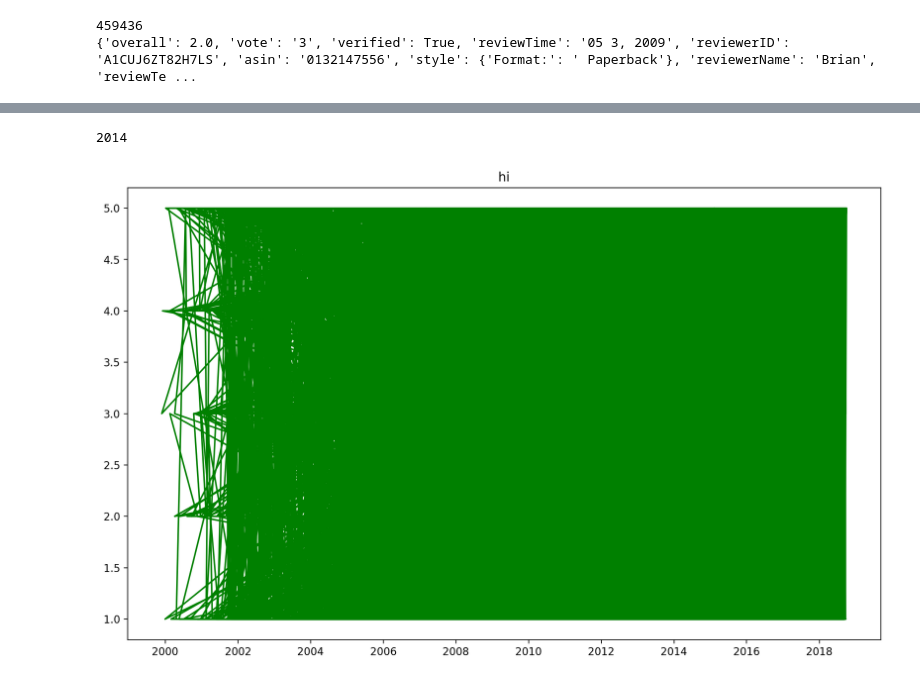
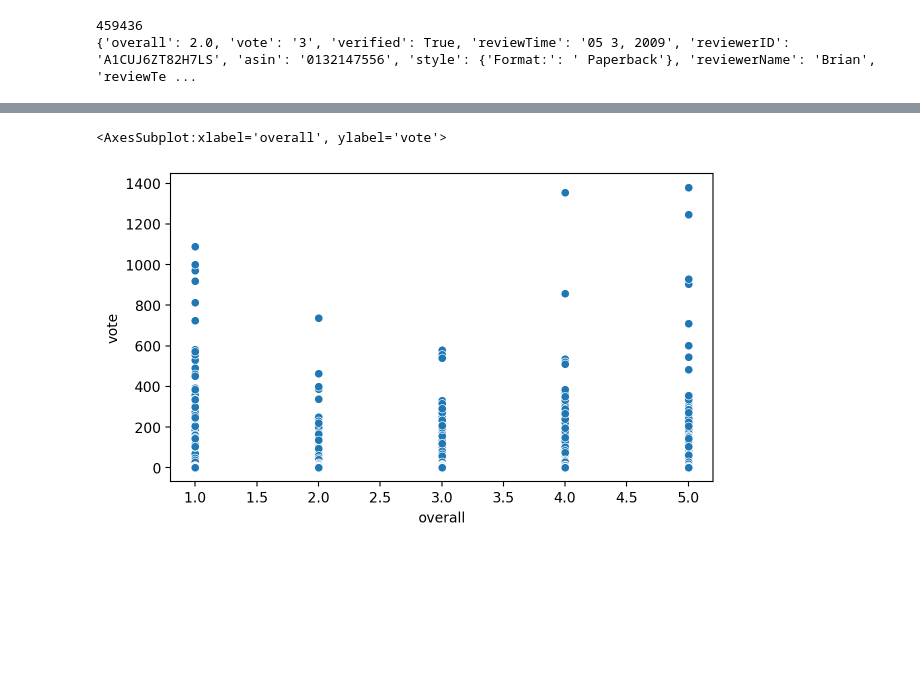
Before and after one commit to yinshinLi/CSE158_Assignment2, a Jupyter notebook: graphs.ipynb, the cells around one changed output, grey strips where cells are left out. Drawn from its saved outputs; the diff is of its cells as text; code cells hidden in the pictures; blank space fills up the shorter version.

```diff
--- a/graphs.ipynb
+++ b/graphs.ipynb
@@ -62,8 +75,11 @@ df_review.head()
+# %%
+#The amount of votes in a year, if the rectangle is darker then that means there are more of that data point there
+#i.e. 2015 has the most reviews with 0 votes than other years
+
+fig,ax = plt.subplots(figsize =(7, 4))
+sns.scatterplot(data = df_review, x = df_review["overall"], y = df_review["vote"])
+# %% [output]
+<AxesSubplot:xlabel='overall', ylabel='vote'>
+[figure, added]
 # %%
-print(df_review["reviewTime"][0].year)
+s = df_review['reviewTime'].value_counts().sort_index()
-# %% [output]
-2014
-# %%
-df_review.groupby(pd.to_datetime(df_review['Date']), sort=False)['Rep'].size().plot()
-# %% [output]
-[figure, removed]
```
Also changed, not shown: parts of 6 cells of this notebook.
